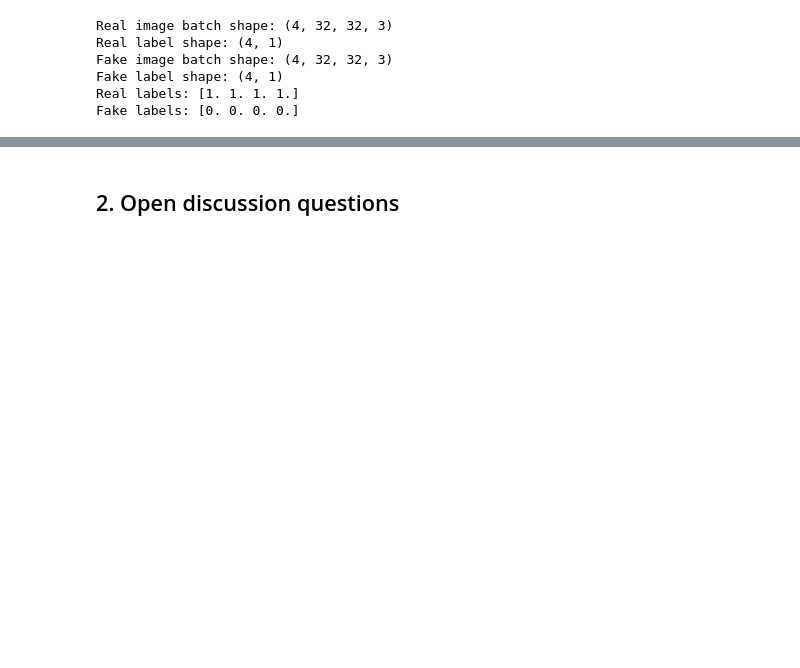
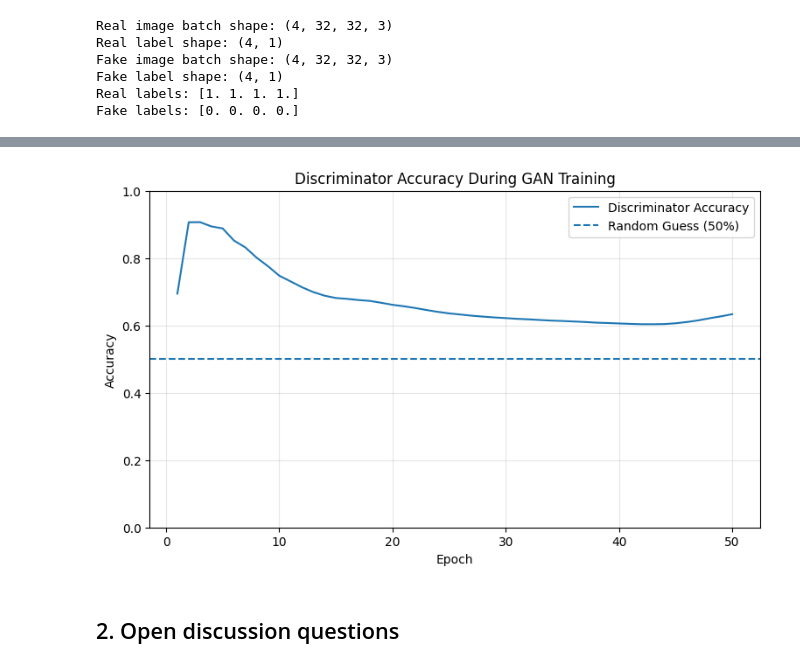
Before and after one commit to mintus2511/ADL_230167_Assignment3, a Jupyter notebook: Assignment_GAN.ipynb, the cells around one changed output, grey strips where cells are left out. Drawn from its saved outputs; the diff is of its cells as text; code cells hidden in the pictures; blank space fills up the shorter version.

```diff
--- a/Assignment_GAN.ipynb
+++ b/Assignment_GAN.ipynb
@@ -704,3 +1427,28 @@ Epoch 038/50 | D loss: 0.6316 | D acc: 0.6082 | G loss: 0.7077
+# %%
+plt.figure(figsize=(9, 5))
+
+plt.plot(
+    epochs,
+    vanilla_d_accuracies,
+    label="Discriminator Accuracy"
+)
+
+plt.axhline(
+    y=0.5,
+    linestyle="--",
+    label="Random Guess (50%)"
+)
+
+plt.xlabel("Epoch")
+plt.ylabel("Accuracy")
+plt.title("Discriminator Accuracy During GAN Training")
+plt.ylim(0, 1)
+plt.legend()
+plt.grid(alpha=0.3)
+
+plt.show()
+# %% [output]
+[figure, added]
 # %%
 # Your code goes here
 # 1.4
```
Also changed, not shown: parts of 14 cells of this notebook.
